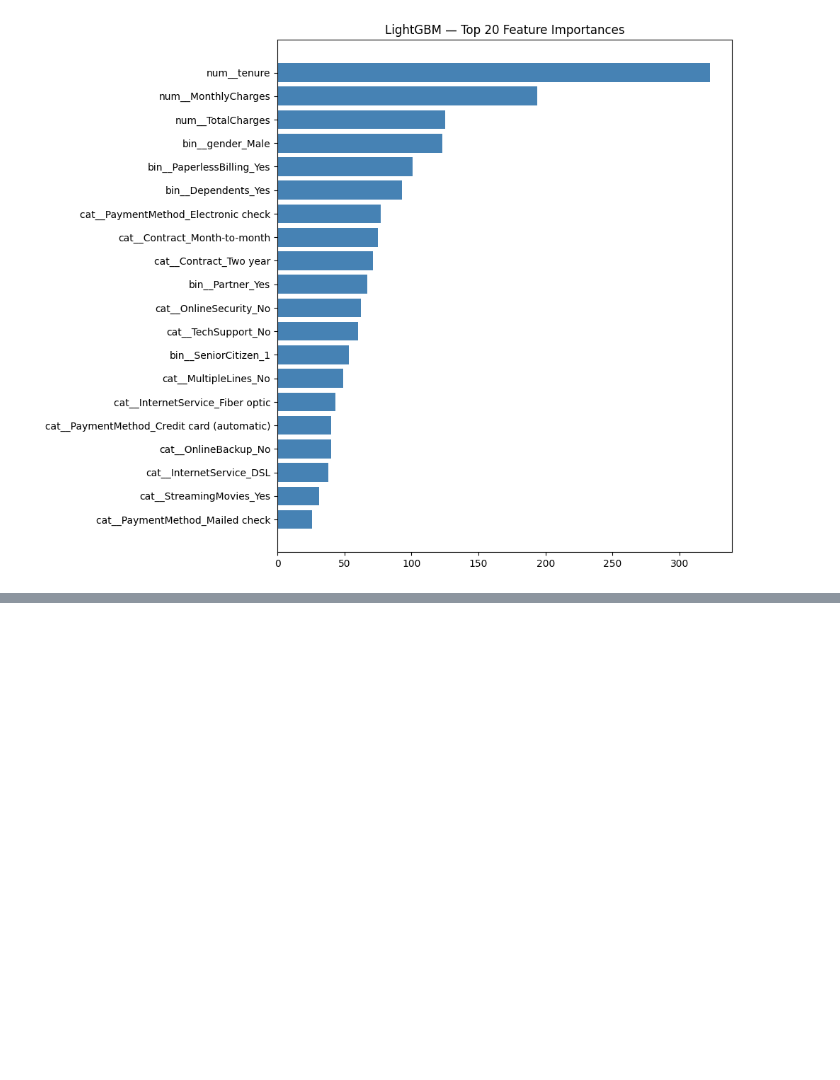
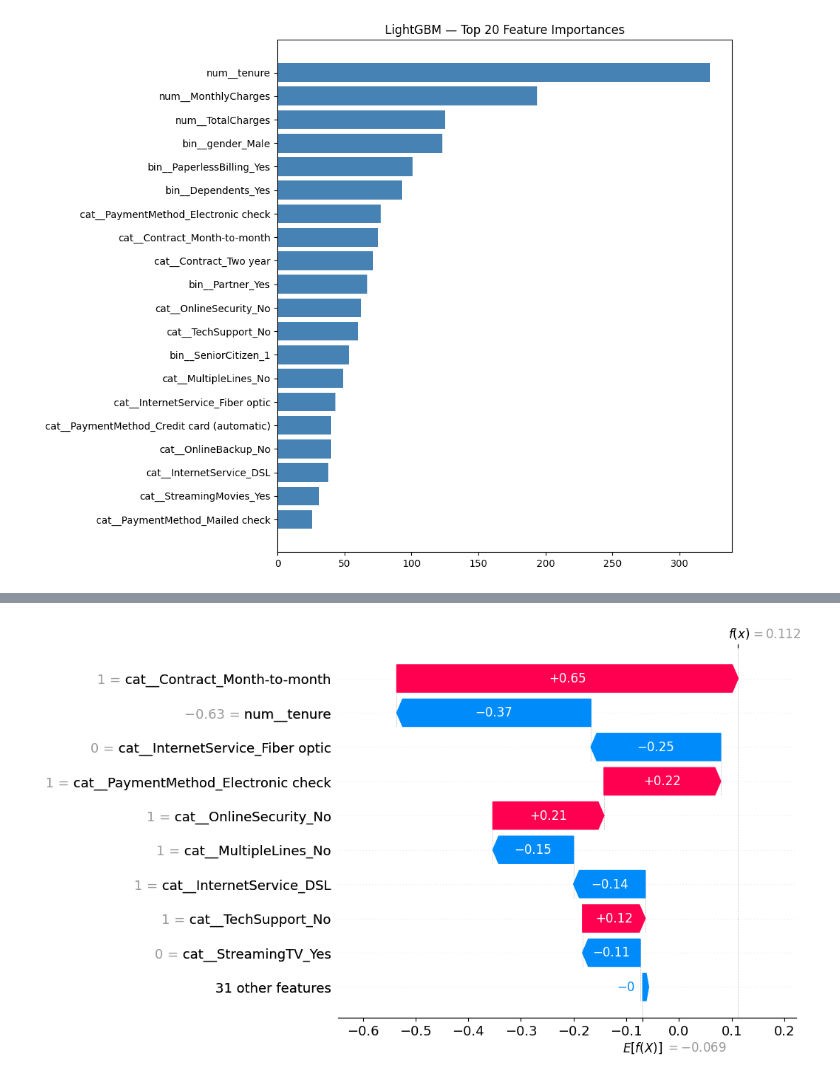
Before and after one commit to adityandandia/ml-from-scratch, a Jupyter notebook: Tabular ML/churn_eda.ipynb, the cells around one changed output, grey strips where cells are left out. Saved outputs shown, nothing was run; the diff lists cells and outputs as text; code cells hidden in the pictures; blank space fills up the shorter version.

```diff
--- a/Tabular ML/churn_eda.ipynb
+++ b/Tabular ML/churn_eda.ipynb
@@ -582,0 +664,14 @@ plt.show()
+# %%
+# Explain one prediction — pick a churner the model got right
+churner_idx = (y_test == 1).values.nonzero()[0][0]
+
+shap.waterfall_plot(
+    shap.Explanation(
+        values=shap_values[churner_idx], # Corrected from shap_values[1][churner_idx]
+        base_values=explainer.expected_value,
+        data=X_test_processed[churner_idx],
+        feature_names=feature_names
+    )
+)
+# %% [output]
+[figure, added]
```
Also changed, not shown: parts of 4 cells of this notebook, 1 other file.
